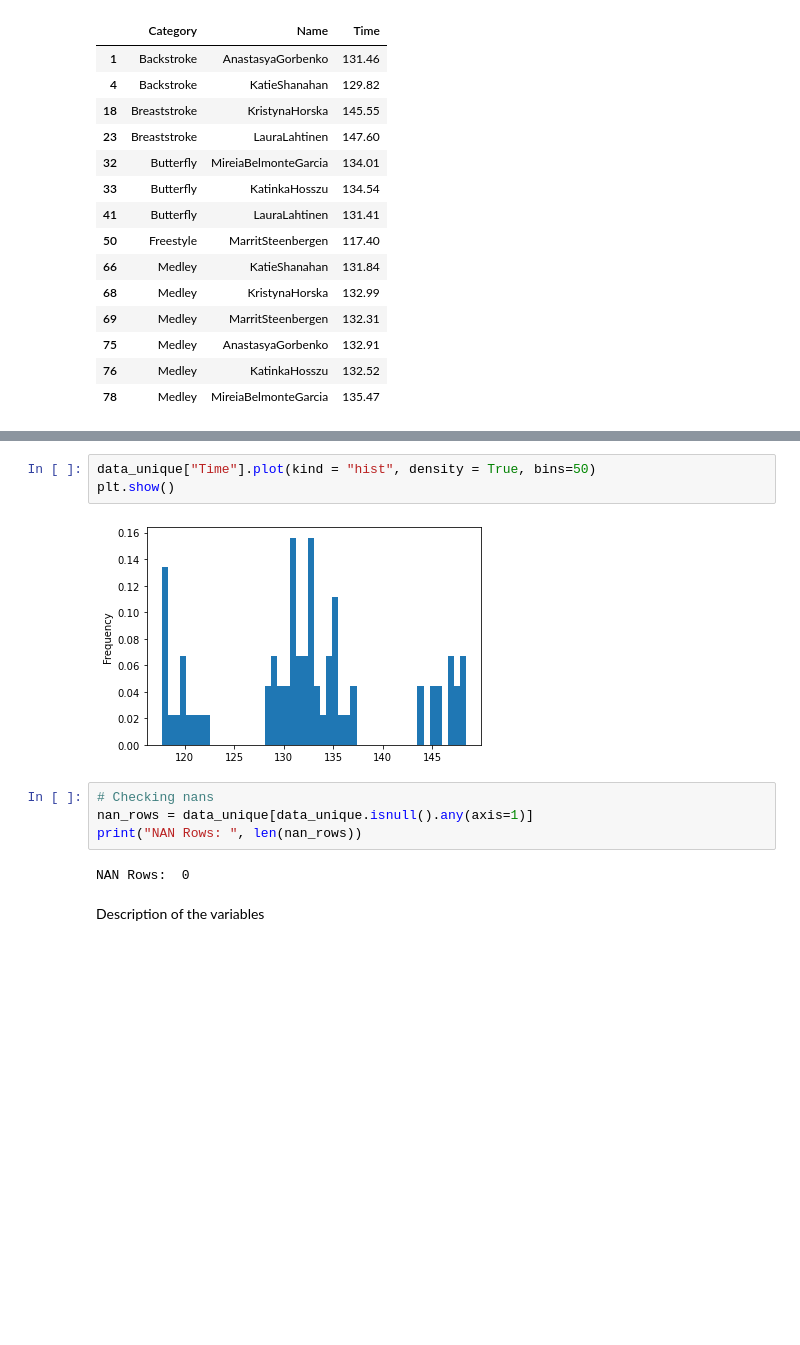
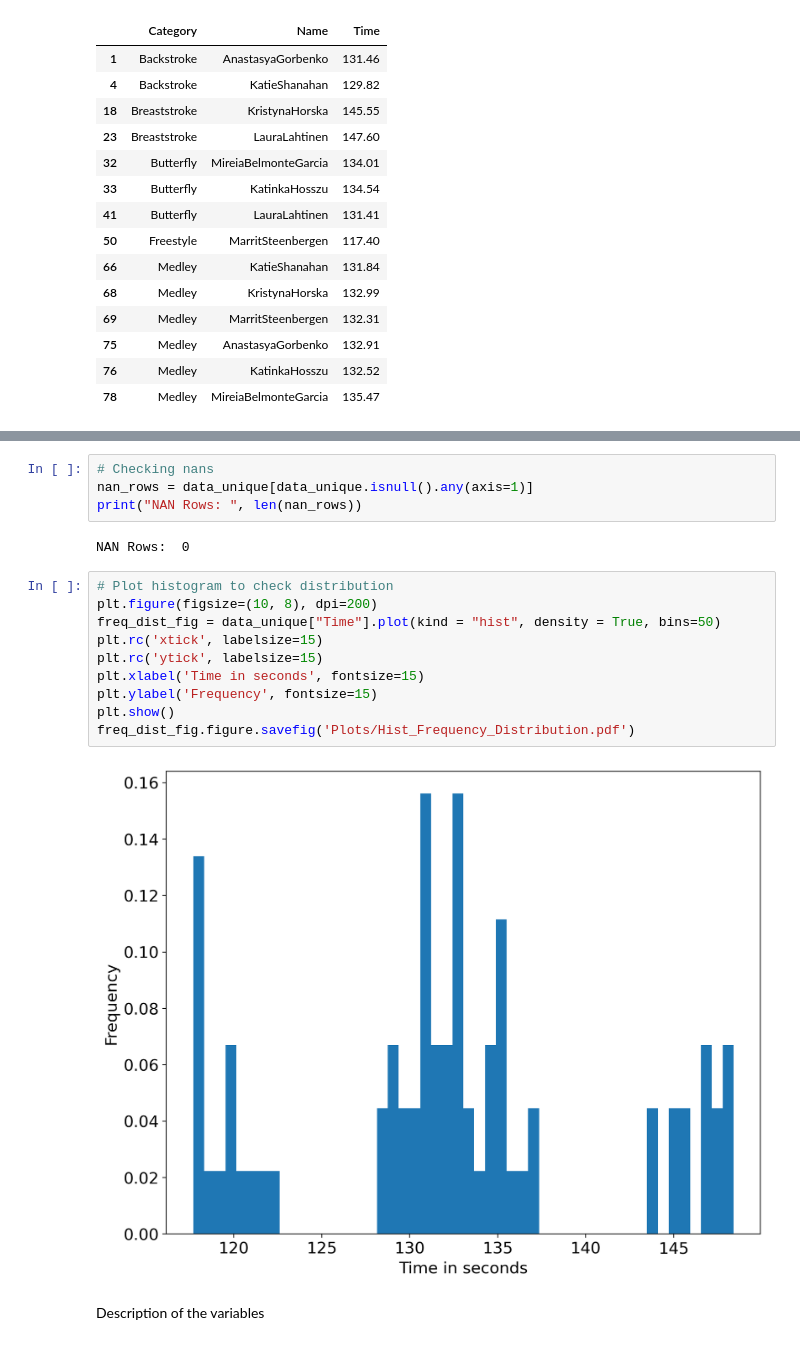
Before and after one commit to r-a-j/Comparison-of-multiple-distributions, a Jupyter notebook: Problem_2_Code_Raj_231811.ipynb, the cells around one changed output, grey strips where cells are left out. Saved outputs shown, nothing was run; the diff lists cells and outputs as text; blank space fills up the shorter version.

Commit message:
Make plots readable and some code changes

```diff
--- a/Problem_2_Code_Raj_231811.ipynb
+++ b/Problem_2_Code_Raj_231811.ipynb
@@ -58,17 +74,24 @@ data_unique
 | 78 | Medley | MireiaBelmonteGarcia | 135.47 |
 | 79 | Medley | FrancescaFresia | 136.37 |
 73 rows × 3 columns
-# %%
-data_unique["Time"].plot(kind = "hist", density = True, bins=50)
-plt.show()
-# %% [output]
-[figure, removed]
 # %%
 # Checking nans
 nan_rows = data_unique[data_unique.isnull().any(axis=1)]
 print("NAN Rows: ", len(nan_rows))
 # %% [output]
 NAN Rows:  0
+# %%
+# Plot histogram to check distribution
+plt.figure(figsize=(10, 8), dpi=200)
+freq_dist_fig = data_unique["Time"].plot(kind = "hist", density = True, bins=50)
+plt.rc('xtick', labelsize=15)
+plt.rc('ytick', labelsize=15)
+plt.xlabel('Time in seconds', fontsize=15)
+plt.ylabel('Frequency', fontsize=15)
+plt.show()
+freq_dist_fig.figure.savefig('Plots/Hist_Frequency_Distribution.pdf')
+# %% [output]
+[figure, added]
 # %% [markdown]
 Description of the variables
 # %%
```
Also changed, not shown: parts of 23 cells of this notebook, 19 other files.
